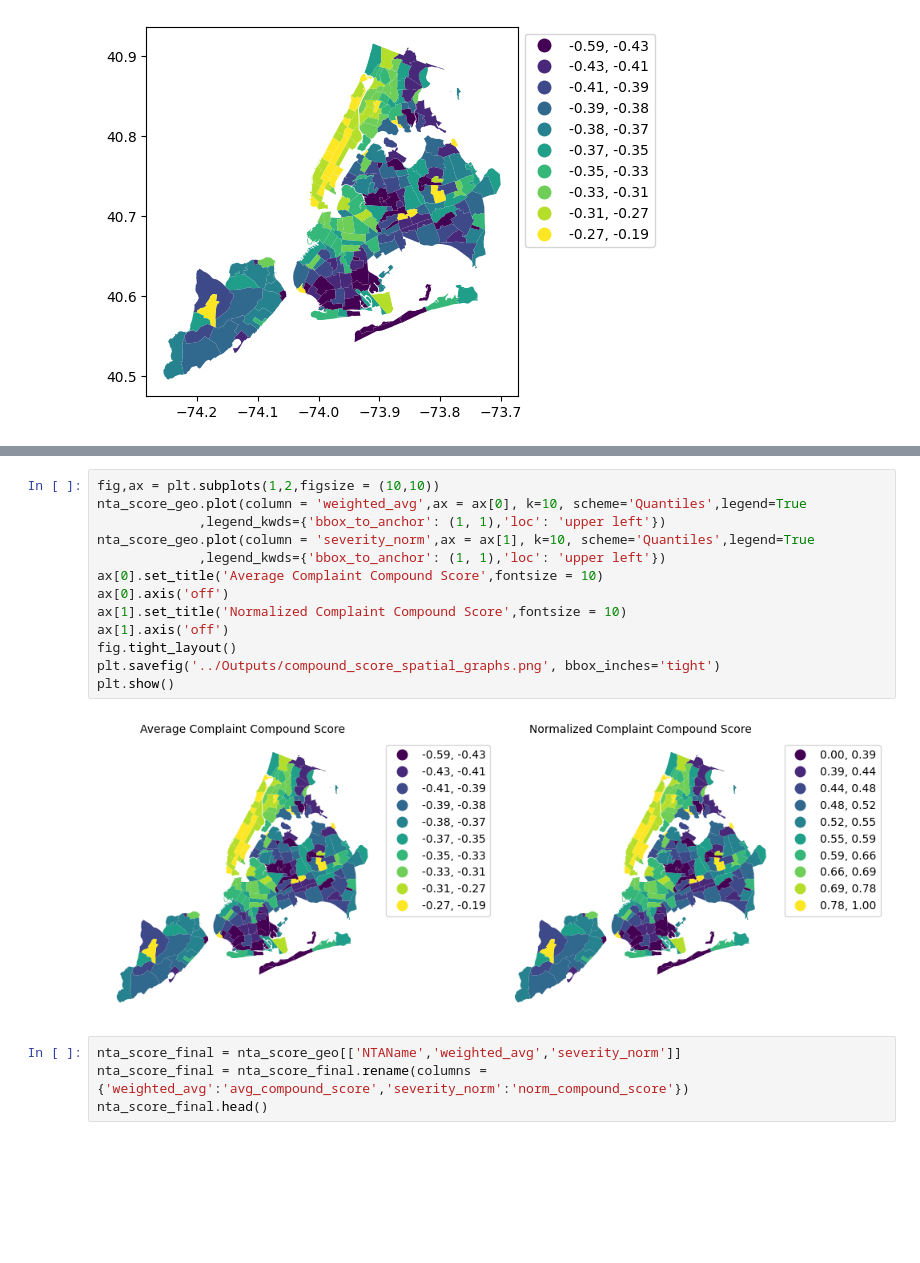
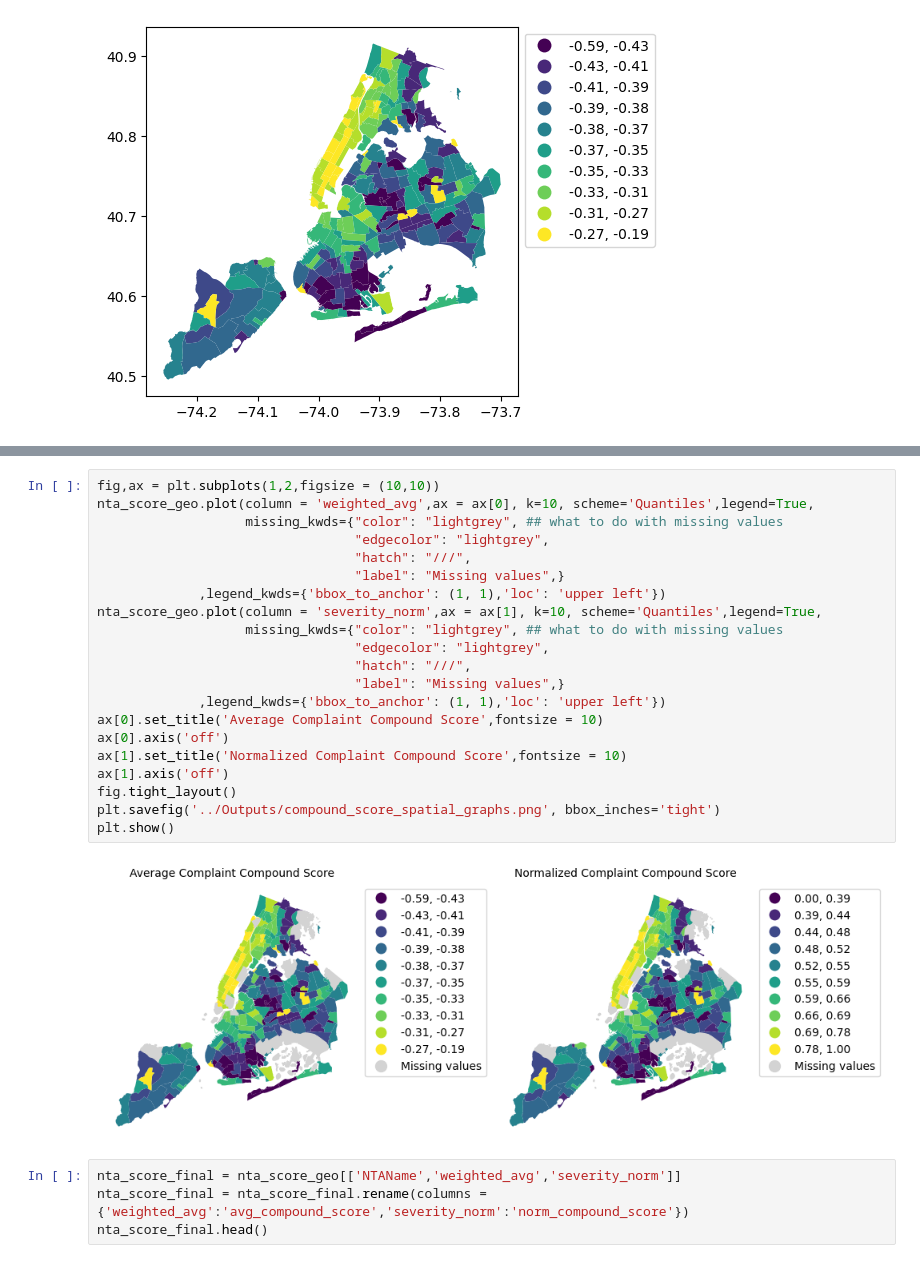
Before and after one commit to emj1020/311_sentiment_analysis, a Jupyter notebook: Scripts/05_get_311_requests_with_compound_score.ipynb, the cells around one changed output, grey strips where cells are left out. Saved outputs shown, nothing was run; the diff lists cells and outputs as text; blank space fills up the shorter version.

```diff
--- a/Scripts/05_get_311_requests_with_compound_score.ipynb
+++ b/Scripts/05_get_311_requests_with_compound_score.ipynb
@@ -183,19 +183,27 @@ nta_score_geo.head()
 | 4 | 5 | 3 | Brooklyn | 47 | BK0201 | Brooklyn Heights | BkHts | 0 | BK02 | BK02 Downtown Brooklyn-Fort Green... | ... |
 # %%
 fig,ax = plt.subplots(1,2,figsize = (10,10))
-nta_score_geo.plot(column = 'weighted_avg',ax = ax[0], k=10, scheme='Quantiles',legend=True
+nta_score_geo.plot(column = 'weighted_avg',ax = ax[0], k=10, scheme='Quantiles',legend=True,
+                   missing_kwds={"color": "lightgrey", ## what to do with missing values
+                                 "edgecolor": "lightgrey",
+                                 "hatch": "///",
+                                 "label": "Missing values",}
              ,legend_kwds={'bbox_to_anchor': (1, 1),'loc': 'upper left'})
-nta_score_geo.plot(column = 'severity_norm',ax = ax[1], k=10, scheme='Quantiles',legend=True
+nta_score_geo.plot(column = 'severity_norm',ax = ax[1], k=10, scheme='Quantiles',legend=True,
+                   missing_kwds={"color": "lightgrey", ## what to do with missing values
+                                 "edgecolor": "lightgrey",
+                                 "hatch": "///",
+                                 "label": "Missing values",}
              ,legend_kwds={'bbox_to_anchor': (1, 1),'loc': 'upper left'})
 ax[0].set_title('Average Complaint Compound Score',fontsize = 10)
 ax[0].axis('off')
 ax[1].set_title('Normalized Complaint Compound Score',fontsize = 10)
 ax[1].axis('off')
 fig.tight_layout()
 plt.savefig('../Outputs/compound_score_spatial_graphs.png', bbox_inches='tight')
 plt.show()
 # %% [output]
-[figure, old version]
+[figure, new version]
 # %%
 nta_score_final = nta_score_geo[['NTAName','weighted_avg','severity_norm']]
 nta_score_final = nta_score_final.rename(columns = {'weighted_avg':'avg_compound_score','severity_norm':'norm_compound_score'})
```
Also changed, not shown: parts of 2 cells of this notebook, 6 other files.
